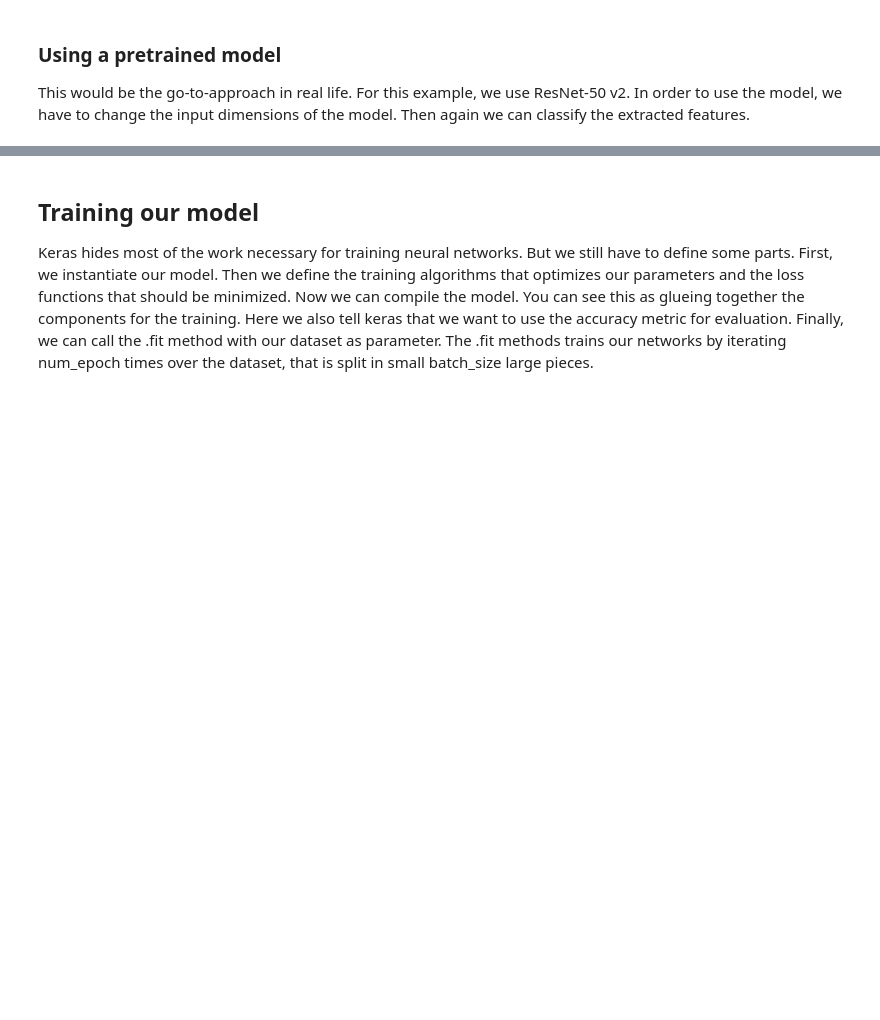
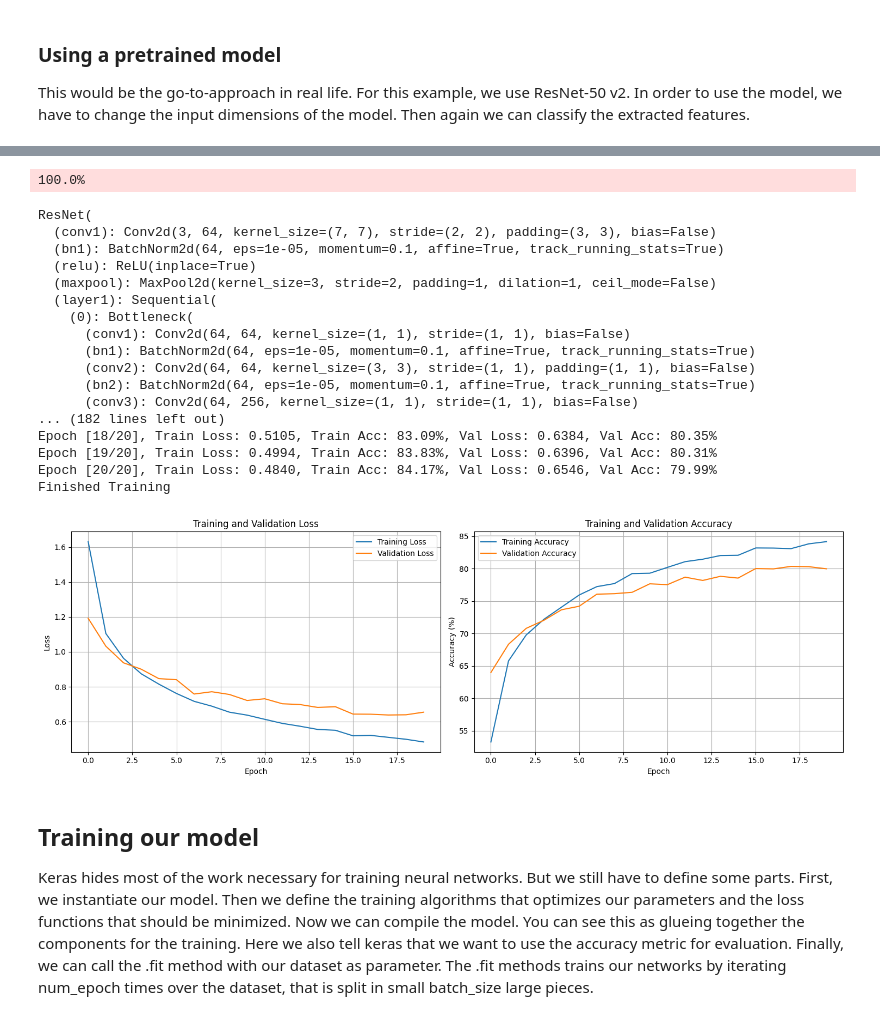
Before and after one commit to AImotion-Bavaria/dl-bootcamp, a Jupyter notebook: [WORKBOOK]Deep_Learning_Bootcamp_PyTorch_26.ipynb, the cells around one changed output, grey strips where cells are left out. Cells and saved outputs as stored; diff of their text form; code cells hidden in the pictures; blank space fills up the shorter version.

```diff
--- a/[WORKBOOK]Deep_Learning_Bootcamp_PyTorch_26.ipynb
+++ b/[WORKBOOK]Deep_Learning_Bootcamp_PyTorch_26.ipynb
@@ -571,0 +593,36 @@ def pretrained_model(num_classes=num_classes):
+# %%
+from torchvision import models
+
+def pretrained_pytorch_model(num_classes=num_classes):
+    """
+    Create a ResNet50 model pretrained on ImageNet and adapt it for traffic sign classification.
+
+    Args:
+        num_classes: Number of output classes (43 for traffic signs)
+
+    Returns:
+        model: Modified ResNet50 model
+    """
+    # Load pretrained ResNet50
+    model = models.resnet50(pretrained=True)
+
+    # Freeze all layers except the final fully connected layer
+    for param in model.parameters():
+        param.requires_grad = False
+
+    # Replace the final fully connected layer
+    # ResNet50's fc layer has 2048 input features
+    num_features = model.fc.in_features
+    model.fc = nn.Linear(num_features, num_classes)
+
+    return model
+
+# Create the pretrained model
+pretrained_resnet = pretrained_pytorch_model()
+print(pretrained_resnet)
+
+# Train the model
+history_pretrained = train(pretrained_resnet, learning_rate=0.001, num_epochs=20)
+# Plot the training history
+plot_history(history_pretrained)
+# %% [output]
@@ -572,3 +630,22 @@ def pretrained_model(num_classes=num_classes):
+100.0%
+ResNet(
+  (conv1): Conv2d(3, 64, kernel_size=(7, 7), stride=(2, 2), padding=(3, 3), bias=False)
+  (bn1): BatchNorm2d(64, eps=1e-05, momentum=0.1, affine=True, track_running_stats=True)
+  (relu): ReLU(inplace=True)
+  (maxpool): MaxPool2d(kernel_size=3, stride=2, padding=1, dilation=1, ceil_mode=False)
+  (layer1): Sequential(
+    (0): Bottleneck(
+      (conv1): Conv2d(64, 64, kernel_size=(1, 1), stride=(1, 1), bias=False)
+      (bn1): BatchNorm2d(64, eps=1e-05, momentum=0.1, affine=True, track_running_stats=True)
+      (conv2): Conv2d(64, 64, kernel_size=(3, 3), stride=(1, 1), padding=(1, 1), bias=False)
+      (bn2): BatchNorm2d(64, eps=1e-05, momentum=0.1, affine=True, track_running_stats=True)
+      (conv3): Conv2d(64, 256, kernel_size=(1, 1), stride=(1, 1), bias=False)
+... (182 lines left out)
+Epoch [18/20], Train Loss: 0.5105, Train Acc: 83.09%, Val Loss: 0.6384, Val Acc: 80.35%
+Epoch [19/20], Train Loss: 0.4994, Train Acc: 83.83%, Val Loss: 0.6396, Val Acc: 80.31%
+Epoch [20/20], Train Loss: 0.4840, Train Acc: 84.17%, Val Loss: 0.6546, Val Acc: 79.99%
+Finished Training
+[figure, added]
 # %% [markdown]
 ## Training our model
 
```
Also changed, not shown: parts of 12 cells of this notebook.
